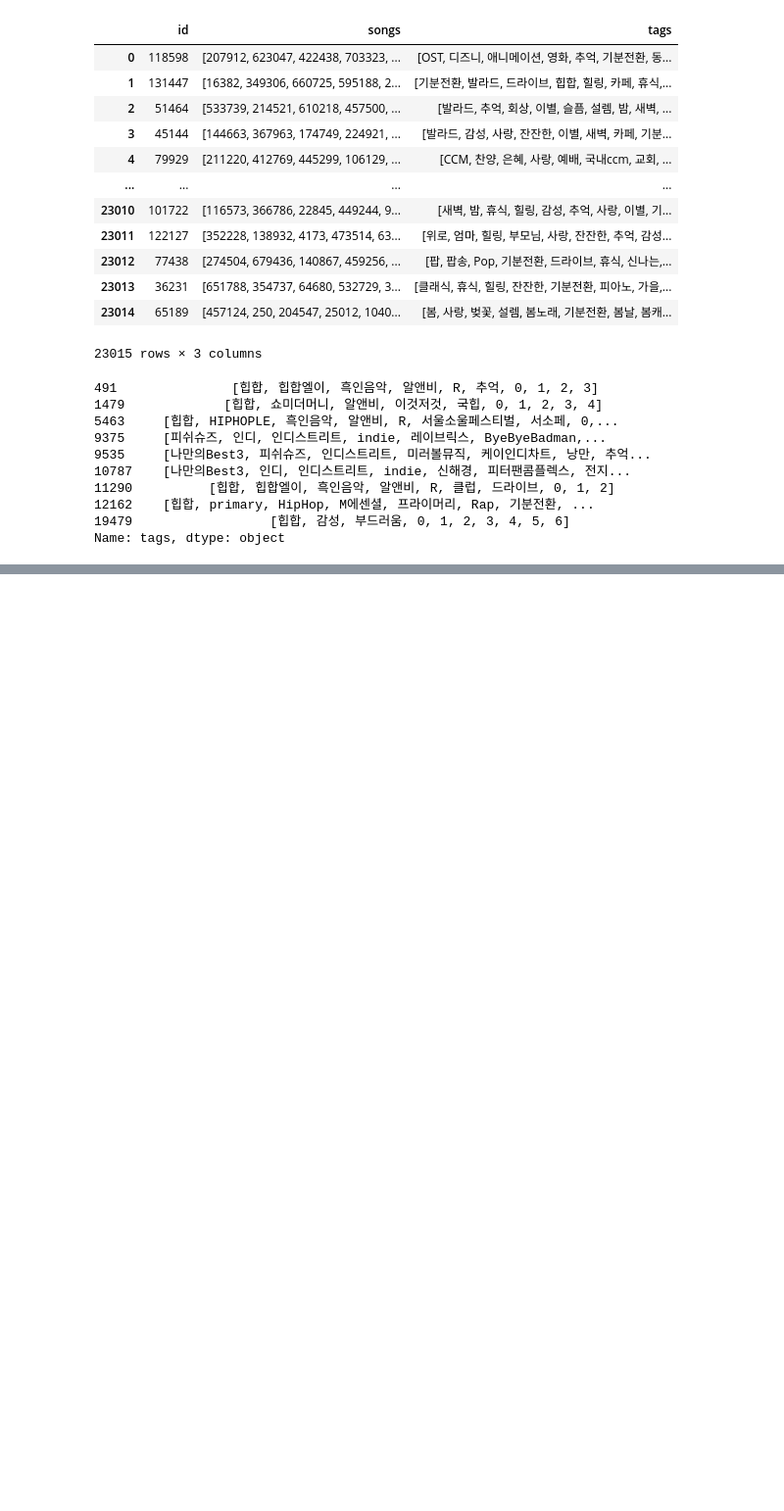
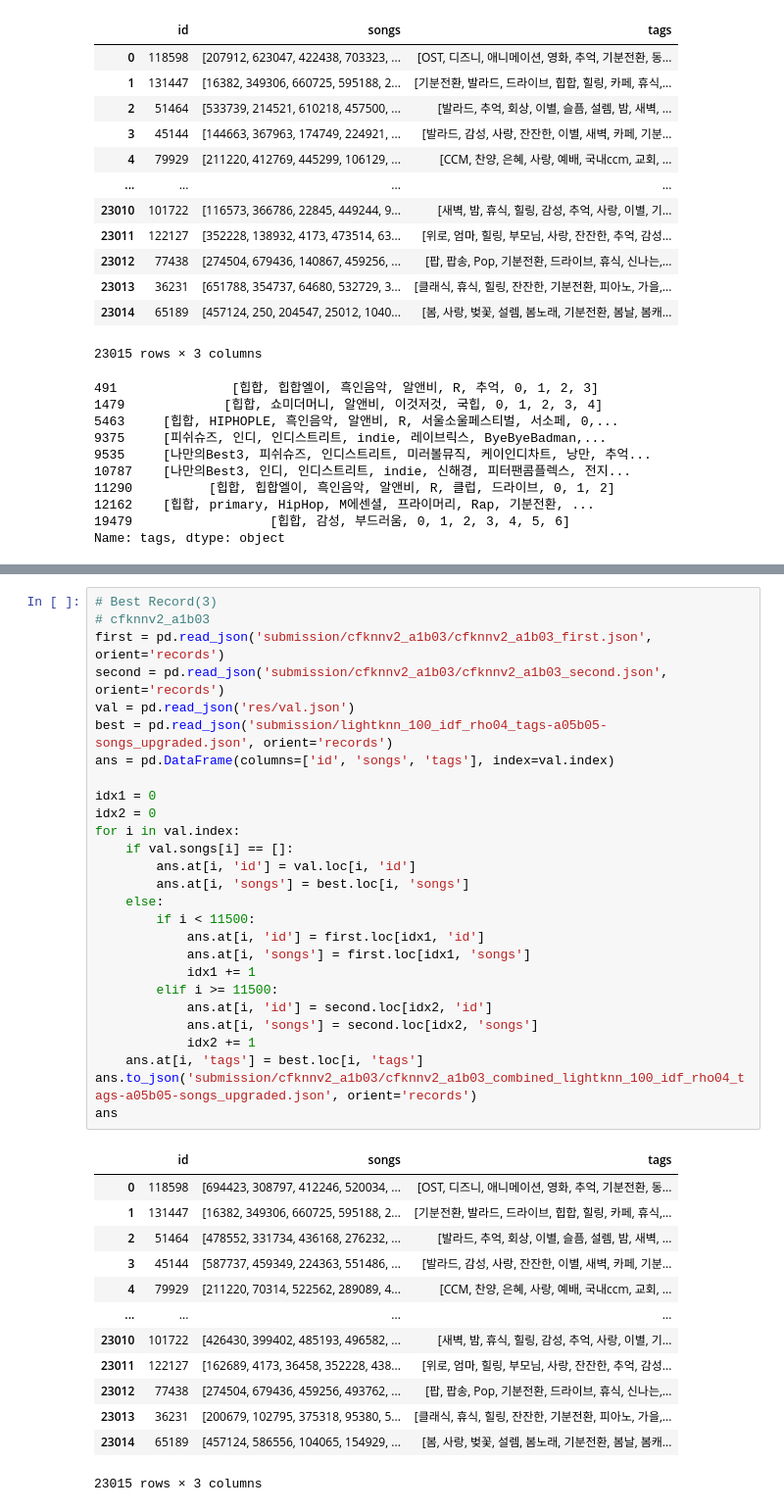
Before and after one commit to jehunyoo/Melon-Playlist-Continuation, a Jupyter notebook: submission.ipynb, the cells around one changed output, grey strips where cells are left out. Shown: that part at 98% size. Saved outputs shown, nothing was run; the diff lists cells and outputs as text; blank space fills up the shorter version.

Commit message:
add submissions

```diff
--- a/submission.ipynb
+++ b/submission.ipynb
@@ -190,3 +192,44 @@ combined.to_json('submission/lightknn_100_idf_rho04_tags-a05b05-songs_upgraded.j
 | 23013 | 36231 | [651788, 354737, 64680, 532729, 3... | [클래식, 휴식, 힐링, 잔잔한, 기분전환, 피아노, 가을,... |
 | 23014 | 65189 | [457124, 250, 204547, 25012, 1040... | [봄, 사랑, 벚꽃, 설렘, 봄노래, 기분전환, 봄날, 봄캐... |
 23015 rows × 3 columns
+# %%
+# Best Record(3)
+# cfknnv2_a1b03
+first = pd.read_json('submission/cfknnv2_a1b03/cfknnv2_a1b03_first.json', orient='records')
+second = pd.read_json('submission/cfknnv2_a1b03/cfknnv2_a1b03_second.json', orient='records')
+val = pd.read_json('res/val.json')
+best = pd.read_json('submission/lightknn_100_idf_rho04_tags-a05b05-songs_upgraded.json', orient='records')
+ans = pd.DataFrame(columns=['id', 'songs', 'tags'], index=val.index)
+
+idx1 = 0
+idx2 = 0
+for i in val.index:
+    if val.songs[i] == []:
+        ans.at[i, 'id'] = val.loc[i, 'id']
+        ans.at[i, 'songs'] = best.loc[i, 'songs']
+    else:
+        if i < 11500:
+            ans.at[i, 'id'] = first.loc[idx1, 'id']
+            ans.at[i, 'songs'] = first.loc[idx1, 'songs']
+            idx1 += 1
+        elif i >= 11500:
+            ans.at[i, 'id'] = second.loc[idx2, 'id']
+            ans.at[i, 'songs'] = second.loc[idx2, 'songs']
+            idx2 += 1
+    ans.at[i, 'tags'] = best.loc[i, 'tags']
+ans.to_json('submission/cfknnv2_a1b03/cfknnv2_a1b03_combined_lightknn_100_idf_rho04_tags-a05b05-songs_upgraded.json', orient='records')
+ans
+# %% [output]
+|  | id | songs | tags |
+| 0 | 118598 | [694423, 308797, 412246, 520034, ... | [OST, 디즈니, 애니메이션, 영화, 추억, 기분전환, 동... |
+| 1 | 131447 | [16382, 349306, 660725, 595188, 2... | [기분전환, 발라드, 드라이브, 힙합, 힐링, 카페, 휴식,... |
+| 2 | 51464 | [478552, 331734, 436168, 276232, ... | [발라드, 추억, 회상, 이별, 슬픔, 설렘, 밤, 새벽, ... |
+| 3 | 45144 | [587737, 459349, 224363, 551486, ... | [발라드, 감성, 사랑, 잔잔한, 이별, 새벽, 카페, 기분... |
+| 4 | 79929 | [211220, 70314, 522562, 289089, 4... | [CCM, 찬양, 은혜, 사랑, 예배, 국내ccm, 교회, ... |
+| ... | ... | ... | ... |
+| 23010 | 101722 | [426430, 399402, 485193, 496582, ... | [새벽, 밤, 휴식, 힐링, 감성, 추억, 사랑, 이별, 기... |
+| 23011 | 122127 | [162689, 4173, 36458, 352228, 438... | [위로, 엄마, 힐링, 부모님, 사랑, 잔잔한, 추억, 감성... |
+| 23012 | 77438 | [274504, 679436, 459256, 493762, ... | [팝, 팝송, Pop, 기분전환, 드라이브, 휴식, 신나는,... |
+| 23013 | 36231 | [200679, 102795, 375318, 95380, 5... | [클래식, 휴식, 힐링, 잔잔한, 기분전환, 피아노, 가을,... |
+| 23014 | 65189 | [457124, 586556, 104065, 154929, ... | [봄, 사랑, 벚꽃, 설렘, 봄노래, 기분전환, 봄날, 봄캐... |
+23015 rows × 3 columns
```
Also changed, not shown: parts of 6 cells of this notebook.
